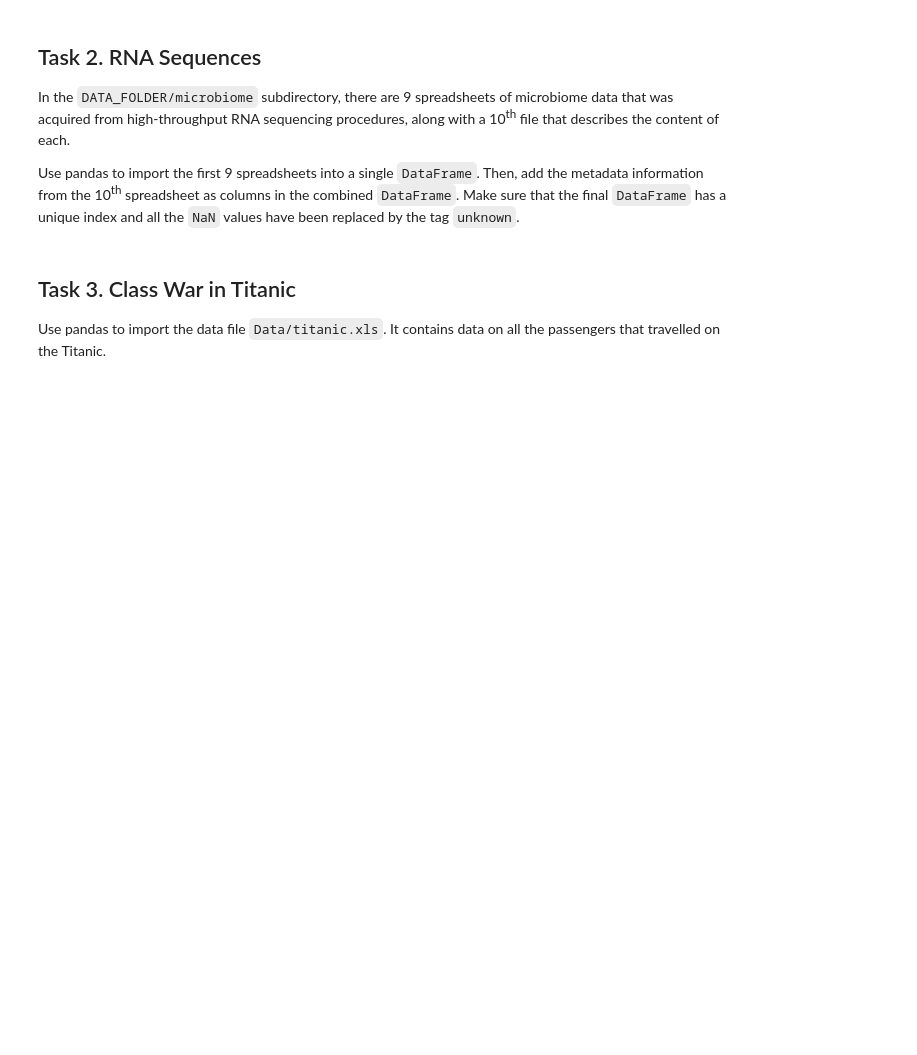
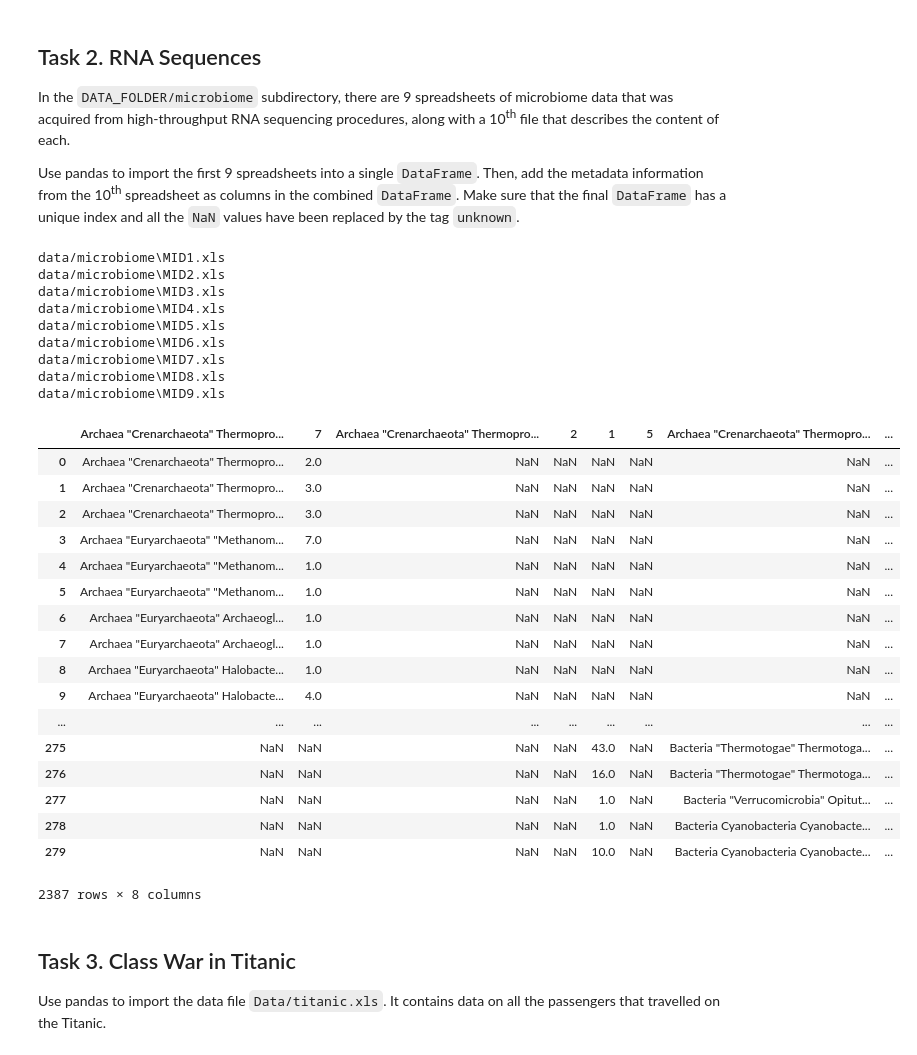
Before and after one commit to LoomisLoud/twitter-movies-recommender-system, a Jupyter notebook: Homework01/Homework 1.ipynb, the cells around one changed output. Saved outputs shown, nothing was run; the diff lists cells and outputs as text; code cells hidden in the pictures; blank space fills up the shorter version.

```diff
--- a/Homework01/Homework 1.ipynb
+++ b/Homework01/Homework 1.ipynb
@@ -235,3 +282,42 @@ Make sure that the final `DataFrame` has a unique index and all the `NaN` values
+# %%
+microbiome = '/microbiome'
+def create_folder_data_frame(FOLDER):
+    list_ = []
+    for file_ in glob.glob(FOLDER + "\*.xls"):
+        if file_ != FOLDER + '\metadata.xls':
+            print(file_)
+            df = pd.read_excel(file_, index_col=None)
+            list_.append(df)
+    return pd.concat(list_)
+create_folder_data_frame(DATA_FOLDER+microbiome)
+# %% [output]
+data/microbiome\MID1.xls
+data/microbiome\MID2.xls
+data/microbiome\MID3.xls
+data/microbiome\MID4.xls
+data/microbiome\MID5.xls
+data/microbiome\MID6.xls
+data/microbiome\MID7.xls
+data/microbiome\MID8.xls
+data/microbiome\MID9.xls
+|  | Archaea "Crenarchaeota" Thermopro... | 7 | Archaea "Crenarchaeota" Thermopro... | 2 | 1 | 5 | Archaea "Crenarchaeota" Thermopro... | ... |
+| 0 | Archaea "Crenarchaeota" Thermopro... | 2.0 | NaN | NaN | NaN | NaN | NaN | ... |
+| 1 | Archaea "Crenarchaeota" Thermopro... | 3.0 | NaN | NaN | NaN | NaN | NaN | ... |
+| 2 | Archaea "Crenarchaeota" Thermopro... | 3.0 | NaN | NaN | NaN | NaN | NaN | ... |
+| 3 | Archaea "Euryarchaeota" "Methanom... | 7.0 | NaN | NaN | NaN | NaN | NaN | ... |
+| 4 | Archaea "Euryarchaeota" "Methanom... | 1.0 | NaN | NaN | NaN | NaN | NaN | ... |
+| 5 | Archaea "Euryarchaeota" "Methanom... | 1.0 | NaN | NaN | NaN | NaN | NaN | ... |
+| 6 | Archaea "Euryarchaeota" Archaeogl... | 1.0 | NaN | NaN | NaN | NaN | NaN | ... |
+| 7 | Archaea "Euryarchaeota" Archaeogl... | 1.0 | NaN | NaN | NaN | NaN | NaN | ... |
+| 8 | Archaea "Euryarchaeota" Halobacte... | 1.0 | NaN | NaN | NaN | NaN | NaN | ... |
+| 9 | Archaea "Euryarchaeota" Halobacte... | 4.0 | NaN | NaN | NaN | NaN | NaN | ... |
+| ... | ... | ... | ... | ... | ... | ... | ... | ... |
+| 275 | NaN | NaN | NaN | NaN | 43.0 | NaN | Bacteria "Thermotogae" Thermotoga... | ... |
+| 276 | NaN | NaN | NaN | NaN | 16.0 | NaN | Bacteria "Thermotogae" Thermotoga... | ... |
+| 277 | NaN | NaN | NaN | NaN | 1.0 | NaN | Bacteria "Verrucomicrobia" Opitut... | ... |
+| 278 | NaN | NaN | NaN | NaN | 1.0 | NaN | Bacteria Cyanobacteria Cyanobacte... | ... |
+| 279 | NaN | NaN | NaN | NaN | 10.0 | NaN | Bacteria Cyanobacteria Cyanobacte... | ... |
+2387 rows × 8 columns
 # %% [markdown]
 ## Task 3. Class War in Titanic
 
```
Also changed, not shown: parts of 5 cells of this notebook.
